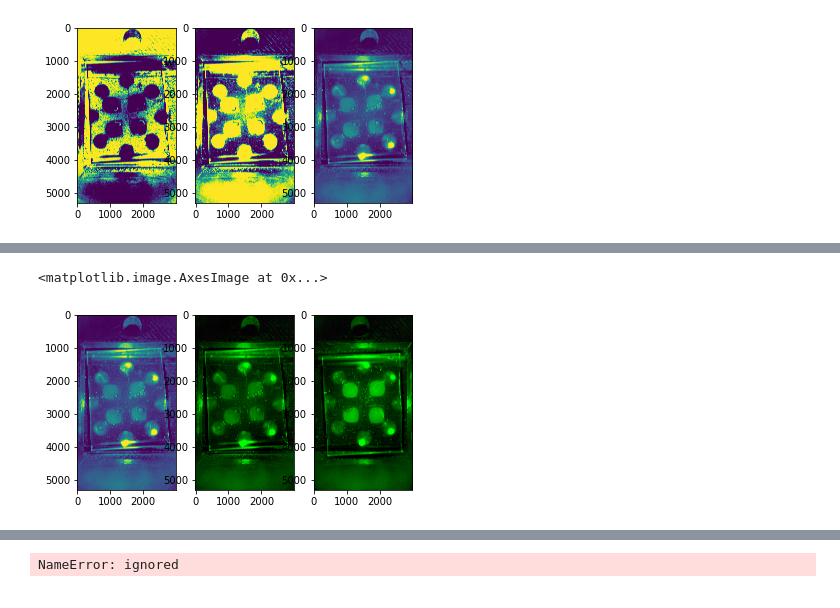
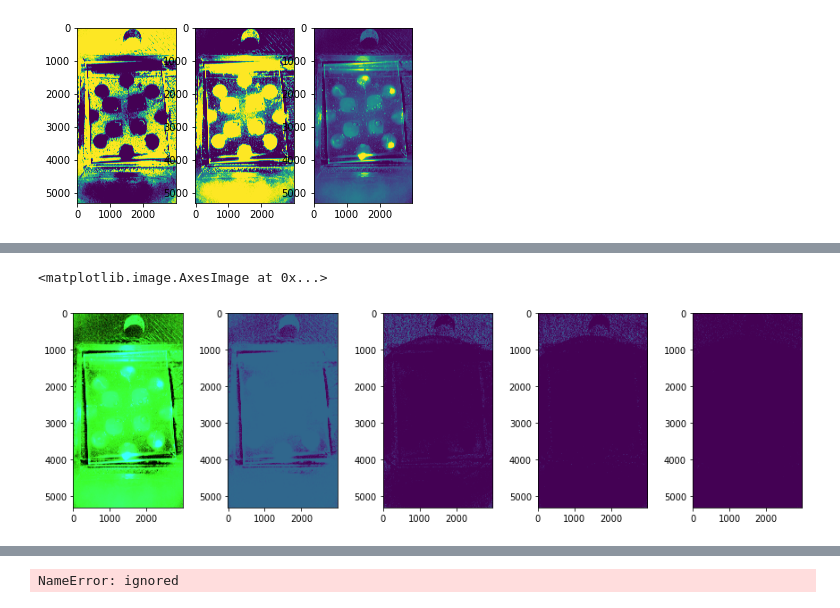
Before and after one commit to ncsu-landscape-dynamics/LAMP_assay_automation, a Jupyter notebook: hybridPyTorchImSeg.ipynb, the cells around one changed output, grey strips where cells are left out. Cells and saved outputs as stored; diff of their text form; code cells hidden in the pictures.

```diff
--- a/hybridPyTorchImSeg.ipynb
+++ b/hybridPyTorchImSeg.ipynb
@@ -83,3 +65,5 @@ plt.imshow(img1[:,:,1])
 # %% [output]
 <matplotlib.image.AxesImage at 0x...>
 [figure]
+# %%
+img_g = cv2.cvtColor(img1, cv2.COLOR_RGB2HSV)
@@ -86,12 +109,15 @@ plt.imshow(img1[:,:,1])
 # %%
-img_g = img1[:,:,1]
-
-plt.subplot(1,3,1)
+plt.figure(figsize = (15, 4))
+plt.subplot(1,5,1)
 plt.imshow(img_g)
-plt.subplot(1,3,2)
-plt.imshow(img1)
-plt.subplot(1,3,3)
-plt.imshow(img2)
+plt.subplot(1,5,2)
+plt.imshow(img_g[:,:,0])
+plt.subplot(1,5,3)
+plt.imshow(img_g[:,:,0]>80)
+plt.subplot(1,5,4)
+plt.imshow(img_g[:,:,0]>120)
+plt.subplot(1,5,5)
+plt.imshow(img_g[:,:,0]>150)
 # %% [output]
 <matplotlib.image.AxesImage at 0x...>
-[figure, old version]
+[figure, new version]
```
Also changed, not shown: parts of 13 cells of this notebook.
